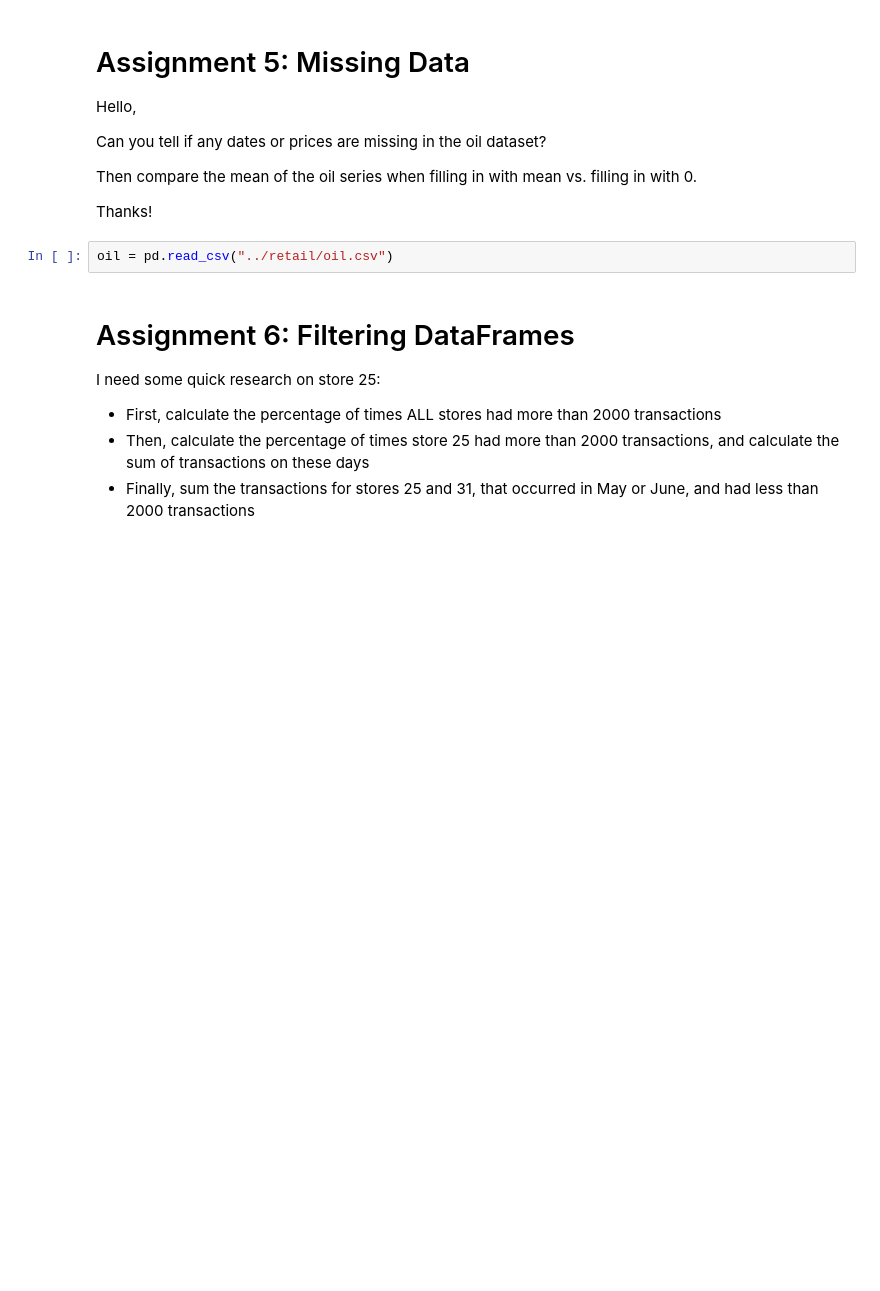
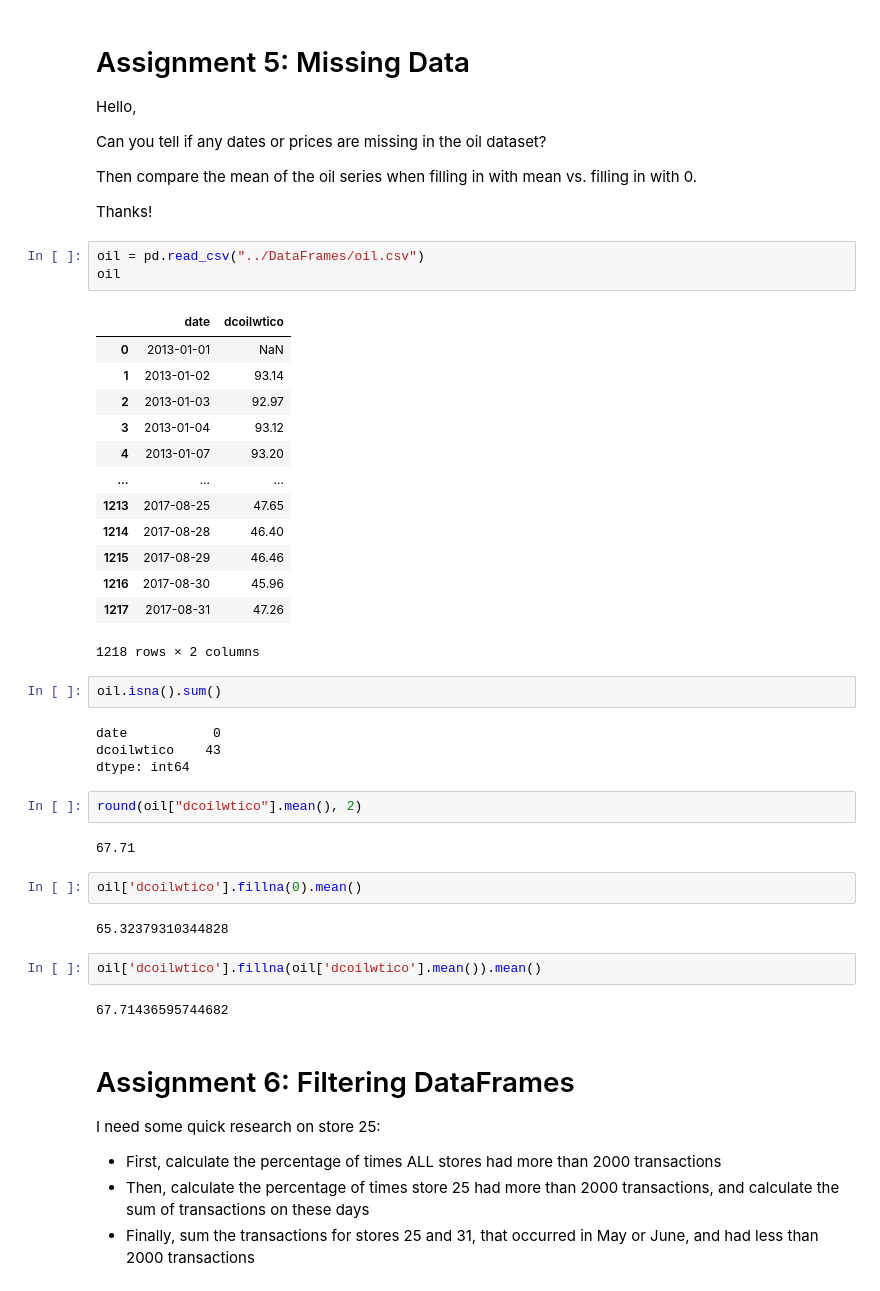
Before and after one commit to amorganhunt/Maven-NumPy-and-Pandas-2, a Jupyter notebook: maven_python_course/DataFrames/section03_DataFrames.ipynb, the cells around one changed output. Cells and saved outputs as stored; diff of their text form; blank space fills up the shorter version.

```diff
--- a/maven_python_course/DataFrames/section03_DataFrames.ipynb
+++ b/maven_python_course/DataFrames/section03_DataFrames.ipynb
@@ -185,7 +228,40 @@ Then compare the mean of the oil series when filling in with mean vs. filling in
 
 Thanks!
 # %%
-oil = pd.read_csv("../retail/oil.csv")
+oil = pd.read_csv("../DataFrames/oil.csv")
+oil
+# %% [output]
+|  | date | dcoilwtico |
+| 0 | 2013-01-01 | NaN |
+| 1 | 2013-01-02 | 93.14 |
+| 2 | 2013-01-03 | 92.97 |
+| 3 | 2013-01-04 | 93.12 |
+| 4 | 2013-01-07 | 93.20 |
+| ... | ... | ... |
+| 1213 | 2017-08-25 | 47.65 |
+| 1214 | 2017-08-28 | 46.40 |
+| 1215 | 2017-08-29 | 46.46 |
+| 1216 | 2017-08-30 | 45.96 |
+| 1217 | 2017-08-31 | 47.26 |
+1218 rows × 2 columns
+# %%
+oil.isna().sum()
+# %% [output]
+date           0
+dcoilwtico    43
+dtype: int64
+# %%
+round(oil["dcoilwtico"].mean(), 2)
+# %% [output]
+67.71
+# %%
+oil['dcoilwtico'].fillna(0).mean()
+# %% [output]
+65.32379310344828
+# %%
+oil['dcoilwtico'].fillna(oil['dcoilwtico'].mean()).mean()
+# %% [output]
+67.71436595744682
 # %% [markdown]
 # Assignment 6: Filtering DataFrames
 
```
Also changed, not shown: parts of 4 cells of this notebook, 3 other files.
